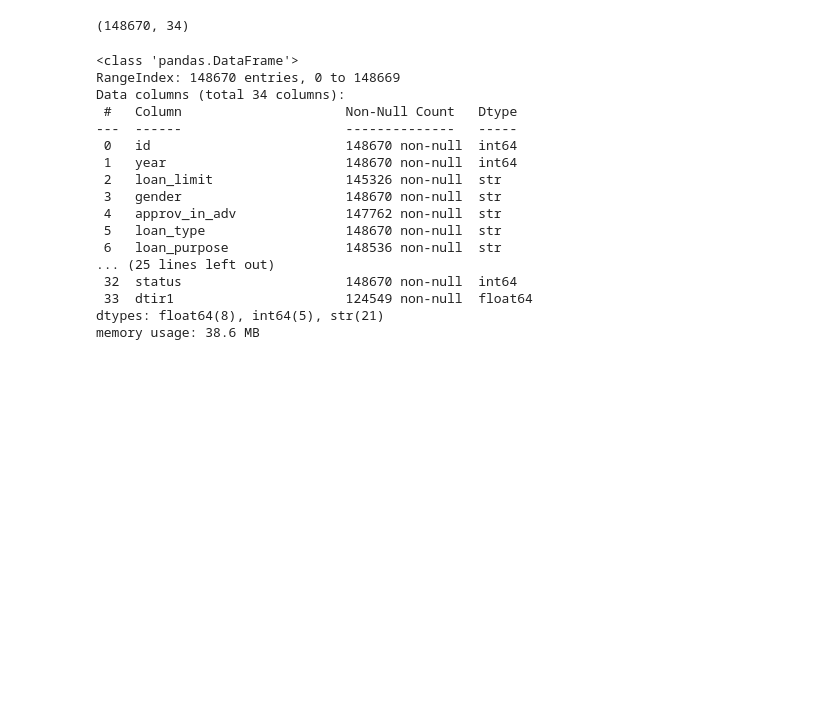
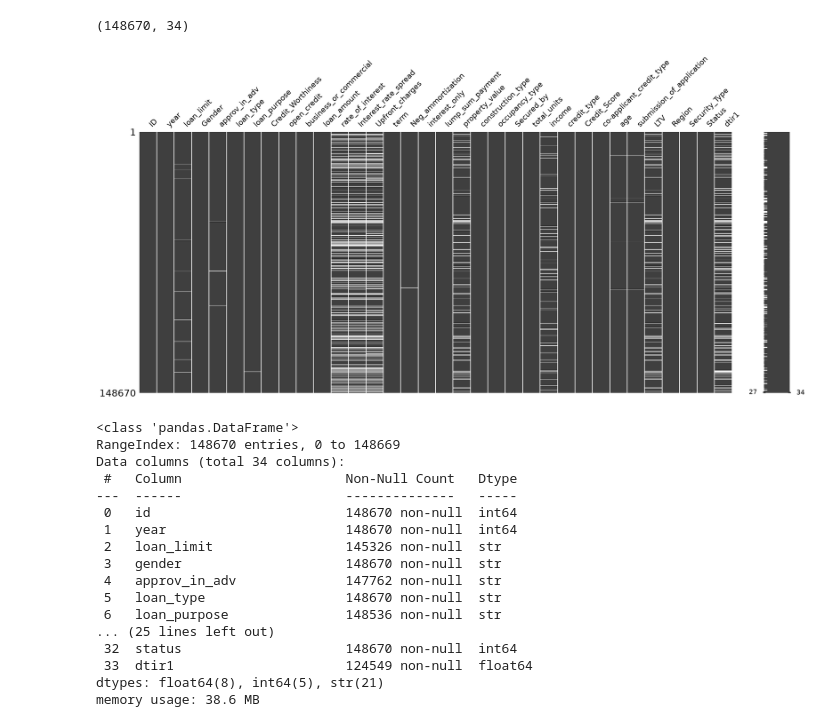
Before and after one commit to samisiraj/loan-default-prediction, a Jupyter notebook: notebooks/01_eda.ipynb, the cells around one changed output. Drawn from its saved outputs; the diff is of its cells as text; code cells hidden in the pictures; blank space fills up the shorter version.

```diff
--- a/notebooks/01_eda.ipynb
+++ b/notebooks/01_eda.ipynb
@@ -18,6 +19,11 @@ df.shape
 | 4 | 24894 | 2019 | cf | Joint | pre | type1 | p1 | l1 | ... |
 5 rows × 34 columns
 (148670, 34)
+# %%
+msno.matrix(df)
+plt.savefig('../reports/figures/missingno.png', dpi=150, bbox_inches='tight')
+# %% [output]
+[figure, added]
 # %%
 df.columns = df.columns.str.strip().str.lower().str.replace(' ', '_')
 # %%
```
Also changed, not shown: parts of 4 cells of this notebook, 4 other files.
